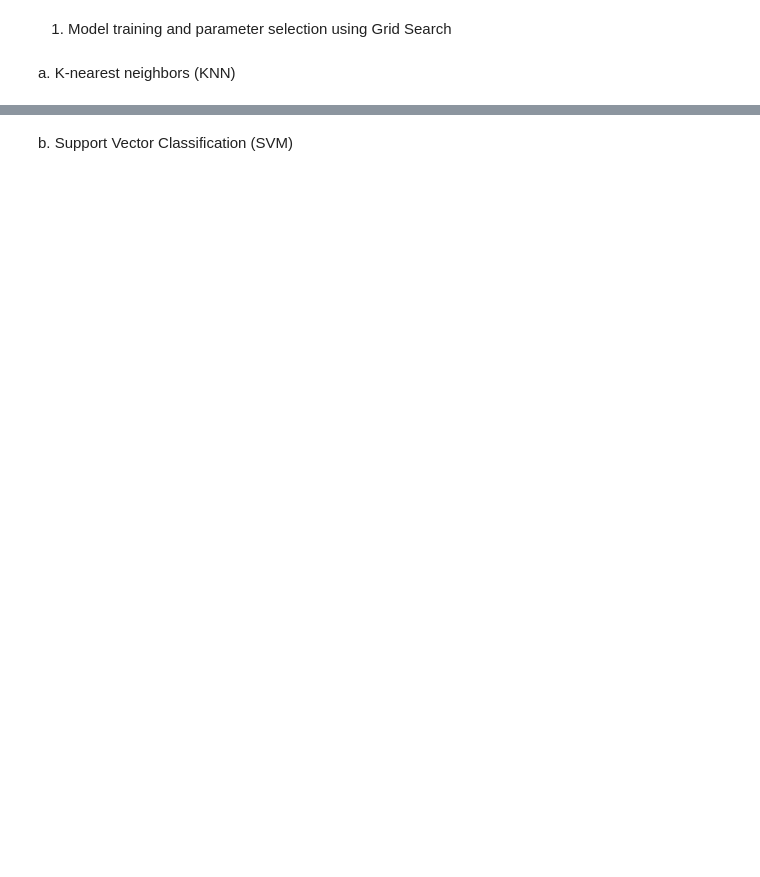
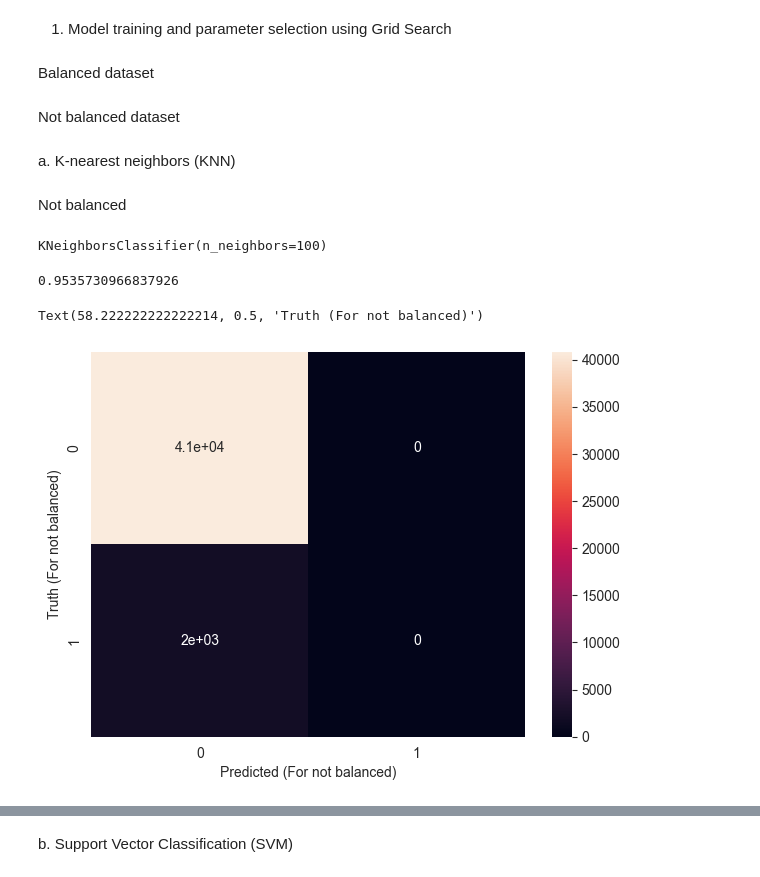
Before and after one commit to GarlicRoll/ML-TerrActs, a Jupyter notebook: MLLAB02.ipynb, the cells around one changed output, grey strips where cells are left out. Cells and saved outputs as stored; diff of their text form; code cells hidden in the pictures; blank space fills up the shorter version.

```diff
--- a/MLLAB02.ipynb
+++ b/MLLAB02.ipynb
@@ -30,6 +27,7 @@ Shape of the database
 # %%
 print(f'The DataFrame has {row_count} rows.')
 print(f'The DataFrame has {column_count} columns.')
+df_not_balanced = df
 df
 # %% [output]
 The DataFrame has 171280 rows.
@@ -83,8 +80,37 @@ df
 # %% [markdown]
 1. Model training and parameter selection using Grid Search
+# %% [markdown]
+Balanced dataset
 # %%
 x = df.drop("extended", axis=1)
 y = df['extended']
 x_train, x_test, y_train, y_test = train_test_split(x, y, random_state=0)
+# %% [markdown]
+Not balanced dataset
+# %%
+x_not_balanced = df_not_balanced.drop("extended", axis=1)
+y_not_balanced = df_not_balanced['extended']
+x_train_not_balanced, x_test_not_balanced, y_train_not_balanced, y_test_not_balanced = train_test_split(x_not_balanced, y_not_balanced, random_state=0)
 # %% [markdown]
 a. K-nearest neighbors (KNN)
+# %% [markdown]
+Not balanced
+# %%
+knn_not_balanced = KNeighborsClassifier(n_neighbors=100)
+knn_not_balanced.fit(x_train_not_balanced, y_train_not_balanced)
+# %% [output]
+KNeighborsClassifier(n_neighbors=100)
+# %%
+knn_not_balanced.score(x_test_not_balanced.values, y_test_not_balanced.values)
+# %% [output]
+0.9535730966837926
+# %%
+y_pred_not_balanced = knn_not_balanced.predict(x_test_not_balanced.values)
+matrix = confusion_matrix(y_test_not_balanced, y_pred_not_balanced)
+plt.figure(figsize=(7, 5))
+sns.heatmap(matrix, annot=True)
+plt.xlabel("Predicted (For not balanced)")
+plt.ylabel("Truth (For not balanced)")
+# %% [output]
+Text(58.222222222222214, 0.5, 'Truth (For not balanced)')
+[figure, added]
```
Also changed, not shown: parts of 28 cells of this notebook, 6 other files.
